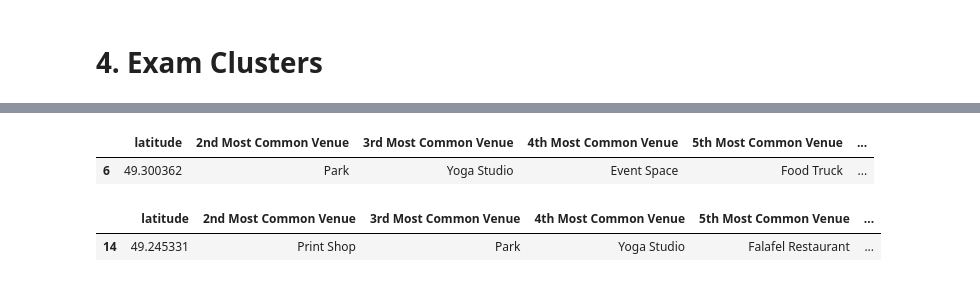
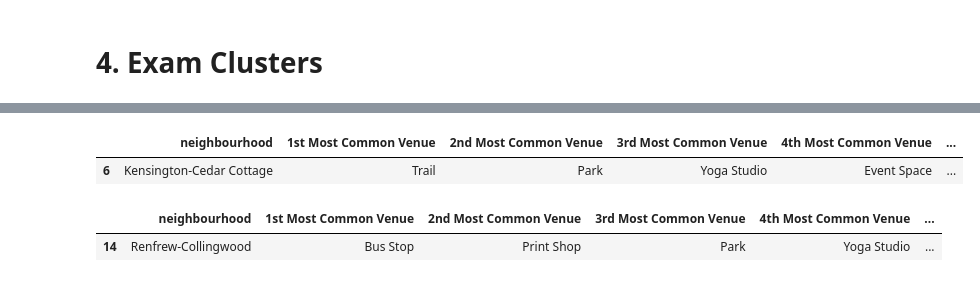
Before and after one commit to ChaoCeciliaChen/Coursera_Capstone, a Jupyter notebook: Vancouver Neighbourhoods Analysis.ipynb, the cells around one changed output, grey strips where cells are left out. Cells and saved outputs as stored; diff of their text form; code cells hidden in the pictures.

```diff
--- a/Vancouver Neighbourhoods Analysis.ipynb
+++ b/Vancouver Neighbourhoods Analysis.ipynb
@@ -76,11 +76,11 @@ def __iter__(self): return 0
 # @hidden_cell
 # The following code accesses a file in your IBM Cloud Object Storage. It includes your credentials.
 # You might want to remove those credentials before you share your notebook.
-client_ = ibm_boto3.client(service_name='s3',
-    ibm_api_key_id='',
-    ibm_auth_endpoint="",
-    config=Config(signature_version=''),
-    endpoint_url=')
+client_cafcbf8af8b54038a59eae7ecf54fb9d = ibm_boto3.client(service_name='s3',
+    ibm_api_key_id='WLXruEHDFtGd9Tji9WPuGhpBOMxpheLXyb9JNAGblKZs',
+    ibm_auth_endpoint="https://iam.bluemix.net/oidc/token",
+    config=Config(signature_version='oauth'),
+    endpoint_url='https://s3-api.us-geo.objectstorage.service.networklayer.com')
 
 body = client_cafcbf8af8b54038a59eae7ecf54fb9d.get_object(Bucket='thebattleofneighbourhoods-donotdelete-pr-ayvxenezx65bqa',Key='crime_csv_all_years.csv')['Body']
 # add missing __iter__ method, so pandas accepts body as file-like object
@@ -610,7 +621,7 @@ neighborhoods_venues_sorted.head()
 #  3. Cluster Neighbourhoods
 # %%
 # set number of clusters
-kclusters = 10
+kclusters = 5
 
 vancouver_grouped_clustering = vancouver_grouped.drop('neighbourhood', 1)
 
@@ -618,5 +629,5 @@ vancouver_grouped_clustering = vancouver_grouped.drop('neighbourhood', 1)
 kmeans = KMeans(n_clusters=kclusters, random_state=0).fit(vancouver_grouped_clustering)
 
 # check cluster labels generated for each row in the dataframe
-kmeans.labels_[0:10]
+kmeans.labels_[0:15]
 # %% [output]
@@ -720,15 +740,15 @@ van_nhood_merged.loc[van_nhood_merged['Cluster Labels'] == 2, van_nhood_merged.c
 # %%
 #cluster 4
-van_nhood_merged.loc[van_nhood_merged['Cluster Labels'] == 3, van_nhood_merged.columns[[1] + list(range(5, van_nhood_merged.shape[1]))]]
+van_nhood_merged.loc[van_nhood_merged['Cluster Labels'] == 3, van_nhood_merged.columns[[0] + list(range(4, van_nhood_merged.shape[1]))]]
 # %% [output]
-|  | latitude | 2nd Most Common Venue | 3rd Most Common Venue | 4th Most Common Venue | 5th Most Common Venue | ... |
-| 6 | 49.300362 | Park | Yoga Studio | Event Space | Food Truck | ... |
+|  | neighbourhood | 1st Most Common Venue | 2nd Most Common Venue | 3rd Most Common Venue | 4th Most Common Venue | ... |
+| 6 | Kensington-Cedar Cottage | Trail | Park | Yoga Studio | Event Space | ... |
 # %%
 #cluster 5
-van_nhood_merged.loc[van_nhood_merged['Cluster Labels'] == 4, van_nhood_merged.columns[[1] + list(range(5, van_nhood_merged.shape[1]))]]
+van_nhood_merged.loc[van_nhood_merged['Cluster Labels'] == 4, van_nhood_merged.columns[[0] + list(range(4, van_nhood_merged.shape[1]))]]
 # %% [output]
-|  | latitude | 2nd Most Common Venue | 3rd Most Common Venue | 4th Most Common Venue | 5th Most Common Venue | ... |
-| 14 | 49.245331 | Print Shop | Park | Yoga Studio | Falafel Restaurant | ... |
+|  | neighbourhood | 1st Most Common Venue | 2nd Most Common Venue | 3rd Most Common Venue | 4th Most Common Venue | ... |
+| 14 | Renfrew-Collingwood | Bus Stop | Print Shop | Park | Yoga Studio | ... |
 # %%
 from sklearn.preprocessing import MinMaxScaler
 mms = MinMaxScaler()
```
Also changed, not shown: parts of 11 cells of this notebook.
